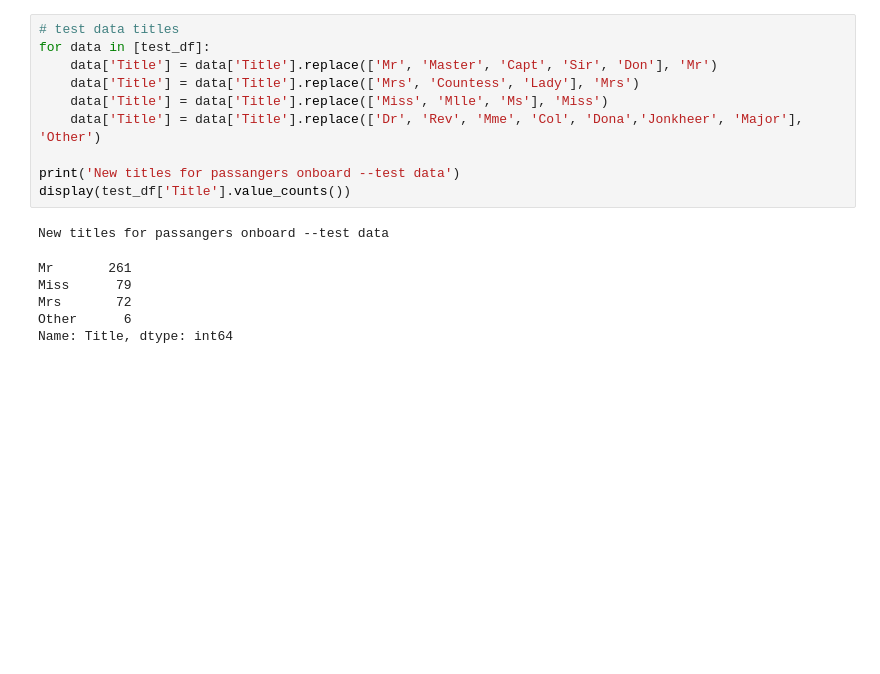
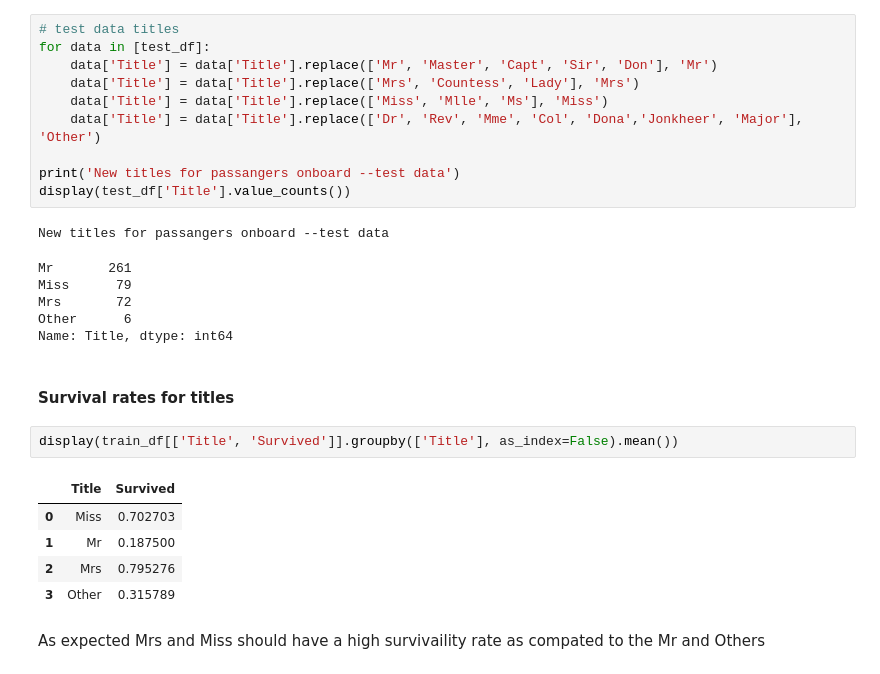
Before and after one commit to Ndaruga/Multiple-Machine-Learning-Projects, a Jupyter notebook: Titanic project/titanic.ipynb, the cells around one changed output. Saved outputs shown, nothing was run; the diff lists cells and outputs as text; blank space fills up the shorter version.

Commit message:
Survival rates for titles

```diff
--- a/Titanic project/titanic.ipynb
+++ b/Titanic project/titanic.ipynb
@@ -380,3 +382,15 @@ Miss      79
 Mrs       72
 Other      6
 Name: Title, dtype: int64
+# %% [markdown]
+#### Survival rates for titles
+# %%
+display(train_df[['Title', 'Survived']].groupby(['Title'], as_index=False).mean())
+# %% [output]
+|  | Title | Survived |
+| 0 | Miss | 0.702703 |
+| 1 | Mr | 0.187500 |
+| 2 | Mrs | 0.795276 |
+| 3 | Other | 0.315789 |
+# %% [markdown]
+As expected Mrs and Miss should have a high survivaility rate as compated to the Mr and Others
```
Also changed, not shown: parts of 1 cell of this notebook.
